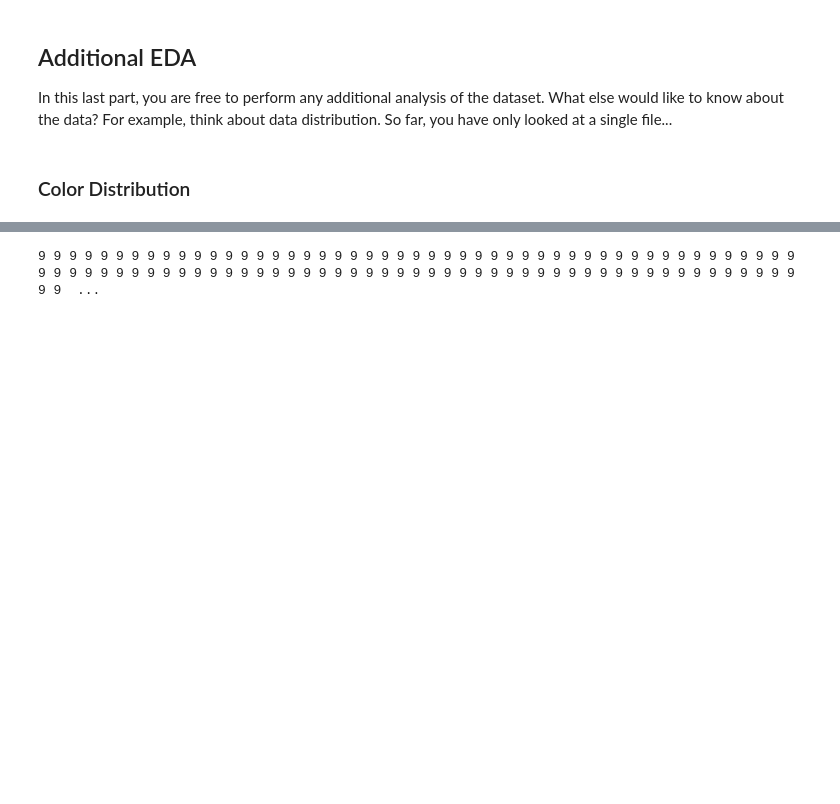
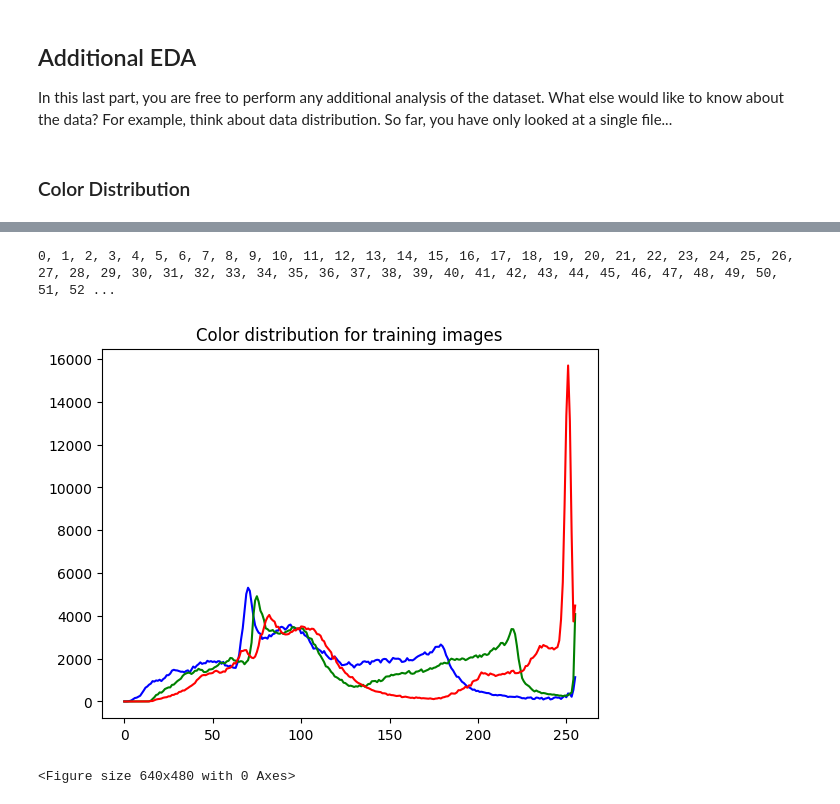
Before and after one commit to aatifjiwani/self-driving-engineer, a Jupyter notebook: object-detection/Exploratory Data Analysis.ipynb, the cells around one changed output, grey strips where cells are left out. Drawn from its saved outputs; the diff is of its cells as text; code cells hidden in the pictures; blank space fills up the shorter version.

```diff
--- a/object-detection/Exploratory Data Analysis.ipynb
+++ b/object-detection/Exploratory Data Analysis.ipynb
@@ -108,8 +118,8 @@ WARNING: Running pip as the 'root' user can result in broken permissions and con
 # %%
 import seaborn as sn
 images = []
-for b in dataset:
-    print(i, end=" ")
+for i, b in enumerate(dataset.take(86)):
+    print(i, end=", ")
     images.append(b['image'].numpy())
 # %% [output]
-9 9 9 9 9 9 9 9 9 9 9 9 9 9 9 9 9 9 9 9 9 9 9 9 9 9 9 9 9 9 9 9 9 9 9 9 9 9 9 9 9 9 9 9 9 9 9 9 9 9 9 9 9 9 9 9 9 9 9 9 9 9 9 9 9 9 9 9 9 9 9 9 9 9 9 9 9 9 9 9 9 9 9 9 9 9 9 9 9 9 9 9 9 9 9 9 9 9 9 9  ...
+0, 1, 2, 3, 4, 5, 6, 7, 8, 9, 10, 11, 12, 13, 14, 15, 16, 17, 18, 19, 20, 21, 22, 23, 24, 25, 26, 27, 28, 29, 30, 31, 32, 33, 34, 35, 36, 37, 38, 39, 40, 41, 42, 43, 44, 45, 46, 47, 48, 49, 50, 51, 52 ...
@@ -115,0 +128,12 @@ for b in dataset:
+# %%
+colors = ('b','g','r')
+
+for i,color in enumerate(colors):
+    hist = cv2.calcHist(images,[i],None,[256],[0,256])
+    plt.plot(hist,color = color)
+plt.title('Color distribution for training images')
+plt.show()
+plt.savefig("exploration_1.png")
+# %% [output]
+[figure, added]
+<Figure size 640x480 with 0 Axes>
```
Also changed, not shown: parts of 6 cells of this notebook, 12 other files.
